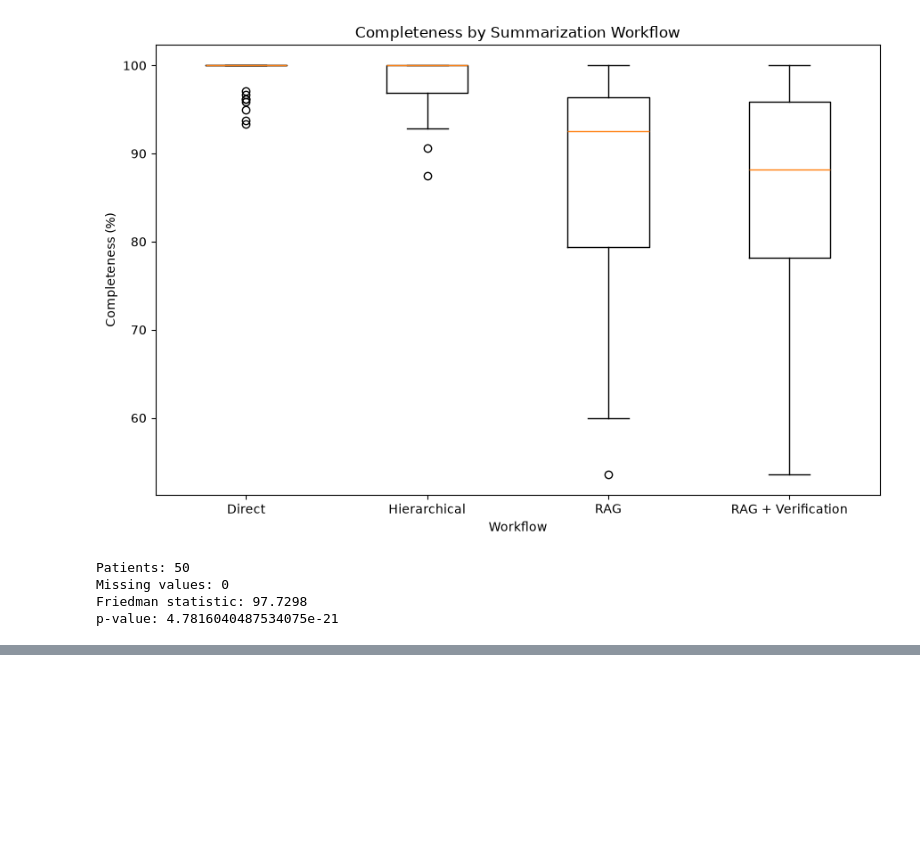
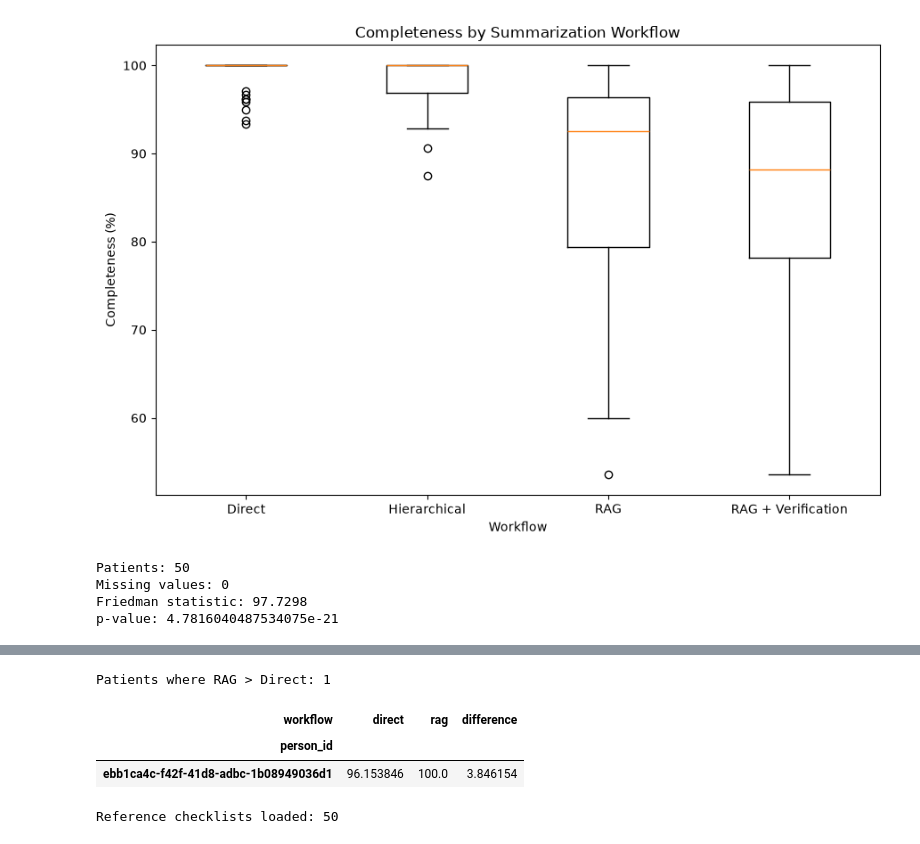
Before and after one commit to pallavi-cs-ai/clinical-summarization-eval, a Jupyter notebook: notebooks/evaluation/02_completeness_evaluation.ipynb, the cells around one changed output, grey strips where cells are left out. Drawn from its saved outputs; the diff is of its cells as text; code cells hidden in the pictures; blank space fills up the shorter version.

```diff
--- a/notebooks/evaluation/02_completeness_evaluation.ipynb
+++ b/notebooks/evaluation/02_completeness_evaluation.ipynb
@@ -1447,0 +1587,58 @@ ModuleNotFoundError: No module named 'statsmodels'
+# %%
+# ---------------------------------------------------------
+# Find patients where RAG completeness > Direct completeness
+# ---------------------------------------------------------
+
+rag_vs_direct = (
+    completeness_pivot[
+        ["direct", "rag"]
+    ]
+    .copy()
+)
+
+rag_vs_direct["difference"] = (
+    rag_vs_direct["rag"]
+    - rag_vs_direct["direct"]
+)
+
+# Patients where RAG scored higher than Direct.
+rag_better = (
+    rag_vs_direct[
+        rag_vs_direct["difference"] > 0
+    ]
+    .sort_values(
+        "difference",
+        ascending=False
+    )
+)
+
+print(
+    "Patients where RAG > Direct:",
+    len(rag_better)
+)
+
+display(rag_better)
+# %% [output]
+Patients where RAG > Direct: 1
+| workflow | direct | rag | difference |
+| person_id |  |  |  |
+| ebb1ca4c-f42f-41d8-adbc-1b08949036d1 | 96.153846 | 100.0 | 3.846154 |
+# %%
+# ---------------------------------------------------------
+# Reload saved reference checklists after kernel restart
+# ---------------------------------------------------------
+
+CHECKLIST_PATH = (
+    EVALUATION_DIR
+    / "completeness_reference_checklists.json"
+)
+
+with open(CHECKLIST_PATH, "r") as f:
+    reference_checklists = json.load(f)
+
+print(
+    "Reference checklists loaded:",
+    len(reference_checklists)
+)
+# %% [output]
+Reference checklists loaded: 50
```
Also changed, not shown: parts of 5 cells of this notebook, 1 other file.
